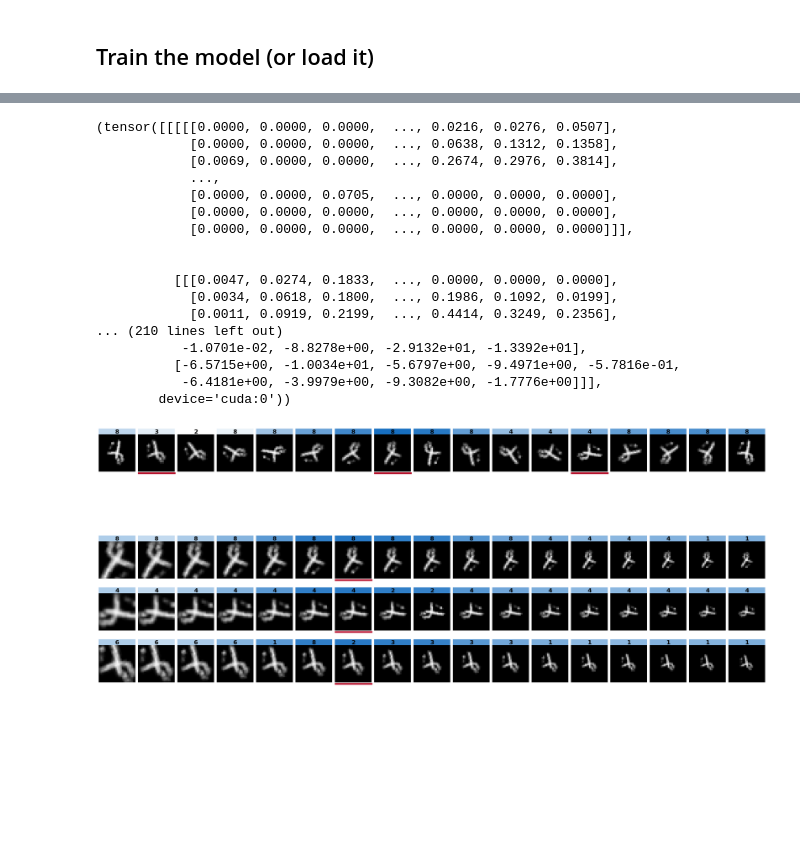
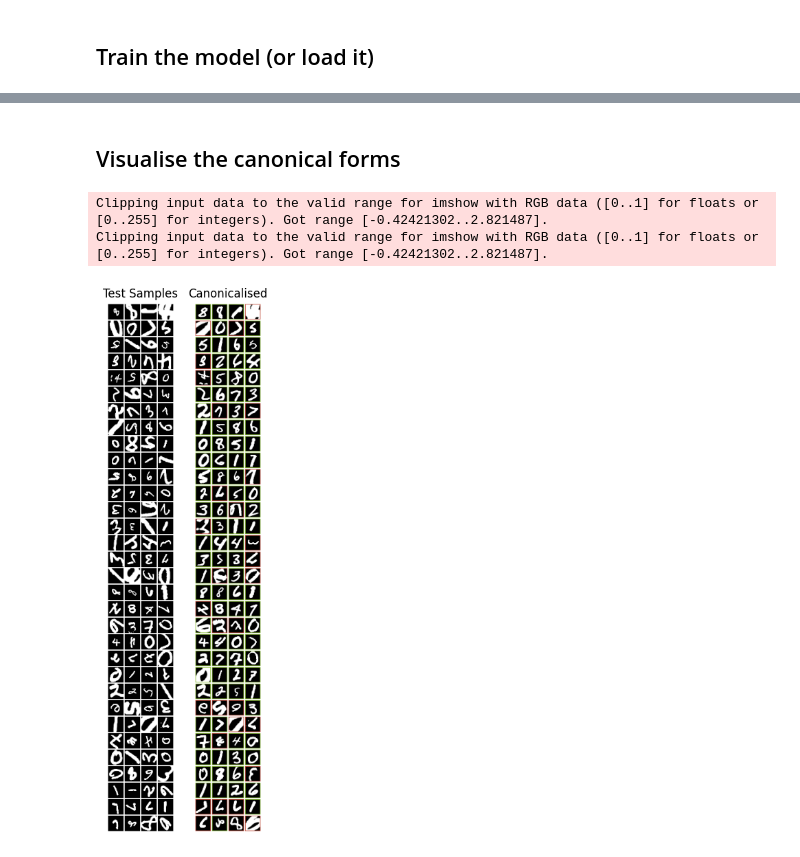
Before and after one commit to johSchm/ITS, a Jupyter notebook: examples/(f)mnist.ipynb, the cells around one changed output, grey strips where cells are left out. Drawn from its saved outputs; the diff is of its cells as text; code cells hidden in the pictures; blank space fills up the shorter version.

```diff
--- a/examples/(f)mnist.ipynb
+++ b/examples/(f)mnist.ipynb
@@ -119,7 +136,7 @@ class ConvNet(nn.Module):
         x = x.view(x.size()[0], -1)
         x = F.gelu(self.fc1(x))
         x = F.dropout(x, training=self.training, p=0.5)
-        return F.log_softmax(self.fc2(x), dim=-1)
+        return self.fc2(x)
 
 model = ConvNet(n_classes=n_classes).to(device)
 print(model(torch.zeros(batch_size, 1, 28, 28).to(device)).shape)
@@ -139,6 +156,7 @@ for e in pbar:
         data, target = data.cuda(), target.cuda()
         optimiser.zero_grad()
         output = model(data)
+        output = F.log_softmax(output, dim=-1)
         loss = F.nll_loss(output, target)
         loss.backward()
         optimiser.step()
@@ -155,4 +173,6 @@ for e in pbar:
 
     pbar.set_description(f'Epoch {e} | Train acc@1: {train_acc:.4f} | Validation acc@1: {val_acc:.4f}')
 
-torch.save(model, f'./model/{dataset}.pth')
+with torch.no_grad():
+    traced_cell = torch.jit.trace(model, (data))
+torch.jit.save(traced_cell, f'./model/{dataset}.pth')
@@ -193,21 +230,33 @@ print(test_acc)
-# %%
-its.infer(data, plot_idx=1)
-# %% [output]
-(tensor([[[[[0.0000, 0.0000, 0.0000,  ..., 0.0216, 0.0276, 0.0507],
-            [0.0000, 0.0000, 0.0000,  ..., 0.0638, 0.1312, 0.1358],
-            [0.0069, 0.0000, 0.0000,  ..., 0.2674, 0.2976, 0.3814],
-            ...,
-            [0.0000, 0.0000, 0.0705,  ..., 0.0000, 0.0000, 0.0000],
-            [0.0000, 0.0000, 0.0000,  ..., 0.0000, 0.0000, 0.0000],
-            [0.0000, 0.0000, 0.0000,  ..., 0.0000, 0.0000, 0.0000]]],
-
-
-          [[[0.0047, 0.0274, 0.1833,  ..., 0.0000, 0.0000, 0.0000],
-            [0.0034, 0.0618, 0.1800,  ..., 0.1986, 0.1092, 0.0199],
-            [0.0011, 0.0919, 0.2199,  ..., 0.4414, 0.3249, 0.2356],
-... (210 lines left out)
-           -1.0701e-02, -8.8278e+00, -2.9132e+01, -1.3392e+01],
-          [-6.5715e+00, -1.0034e+01, -5.6797e+00, -9.4971e+00, -5.7816e-01,
-           -6.4181e+00, -3.9979e+00, -9.3082e+00, -1.7776e+00]]],
-        device='cuda:0'))
-[figure, removed]
+# %% [markdown]
+## Visualise the canonical forms
+# %%
+data, target = next(iter(test_loader))
+data_canonic, embedding = its.infer(data.cuda())
+output = embedding.argmax(dim=-1)[:, 0]
+correct_label = output.eq(target.cuda())
+
+# highlight correct predictions with green frame
+green = torch.tensor((143, 194, 62))[:, None] / 255.
+red = torch.tensor((194, 80, 62))[:, None] / 255.
+data_canonic = data_canonic[:, 0].repeat(1, 3, 1, 1)
+for image, correct in zip(data_canonic, correct_label):
+    color = green if correct else red
+    image[:, :, 0] = color
+    image[:, :, 27] = color
+    image[:, 0, :] = color
+    image[:, 27, :] = color
+
+fig, axs = plt.subplots(nrows=1, ncols=2, figsize=(3, 10))
+
+axs[0].imshow(torchvision.utils.make_grid(data.cpu(), nrow=4, pad_value=1).permute(1, 2, 0), cmap='gray')
+axs[1].imshow(torchvision.utils.make_grid(data_canonic.cpu(), nrow=4, pad_value=1).permute(1, 2, 0))
+
+axs[0].set_title('Test Samples')
+axs[1].set_title('Canonicalised')
+
+for ax in axs.flat:
+    ax.axis('off')
+# %% [output]
+Clipping input data to the valid range for imshow with RGB data ([0..1] for floats or [0..255] for integers). Got range [-0.42421302..2.821487].
+Clipping input data to the valid range for imshow with RGB data ([0..1] for floats or [0..255] for integers). Got range [-0.42421302..2.821487].
+[figure, added]
```
Also changed, not shown: parts of 16 cells of this notebook.
